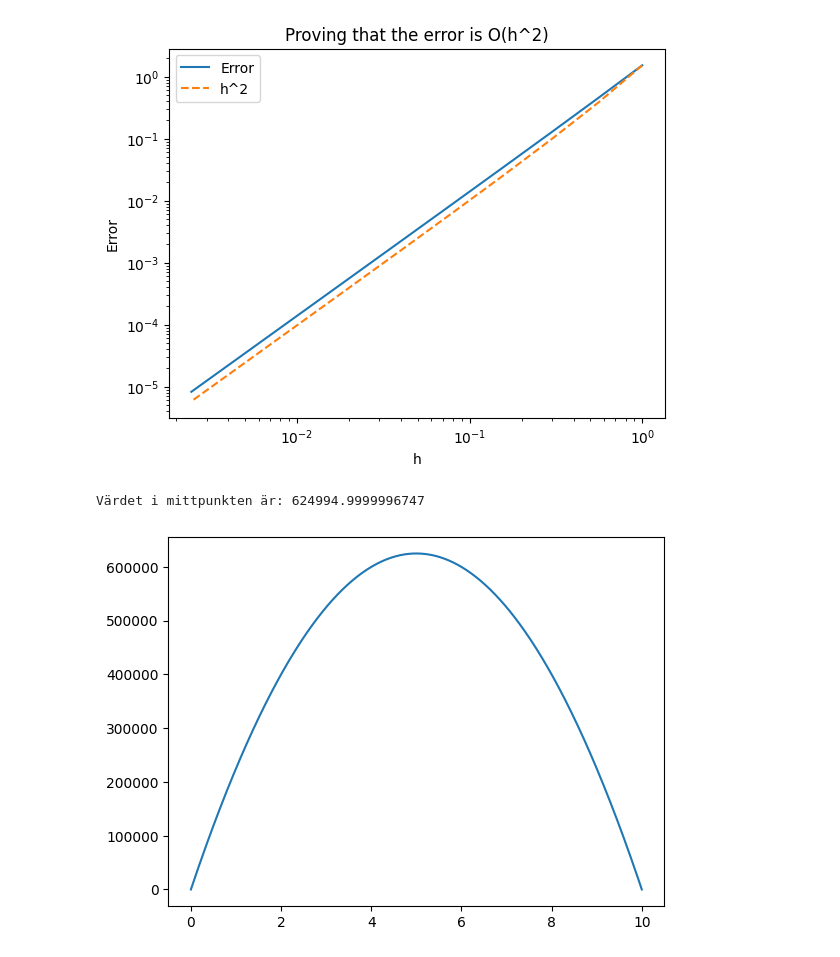
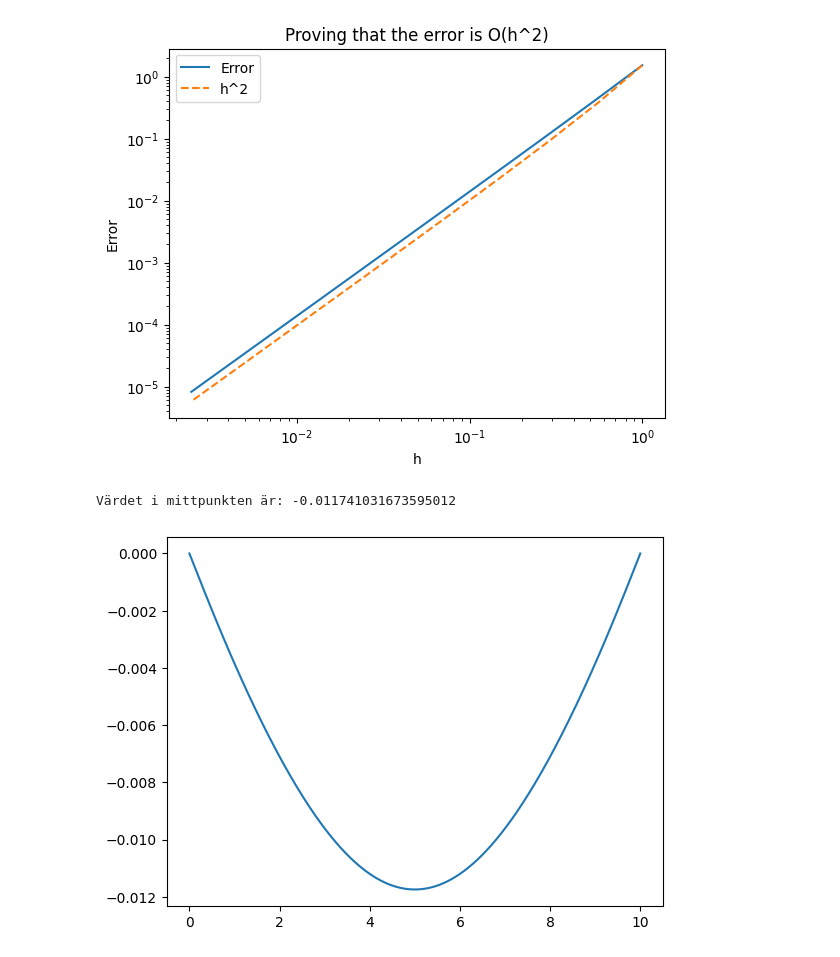
Before and after one commit to axelorrhede/Numerical-Methods-for-Differential-Equations, a Jupyter notebook: project2task1.ipynb, the cells around one changed output. Saved outputs shown, nothing was run; the diff lists cells and outputs as text; code cells hidden in the pictures.

```diff
--- a/project2task1.ipynb
+++ b/project2task1.ipynb
@@ -92,18 +92,18 @@ def q(x):
 # %%
 E = 1.9e+11
 N = 999
 L = 10
 alpha = 0
 beta = 0
-f = q
-fvec, Xvec = fvecgen(f, alpha, beta, L, N)
-Mvec = twopBVP(fvec, alpha, beta, L, N)
-for i in range(len(Mvec)-1):
-    fvec[+1] = Mvec[i+1]*I(Xvec[i+1])
-y = twopBVP(fvec, alpha, beta, L, N)
+qvec, Xvec = fvecgen(q, alpha, beta, L, N)
+Mvec = twopBVP(qvec, alpha, beta, L, N)
+MEIvec = np.zeros((len(qvec),1))
+for i in range(len(MEIvec)):
+    MEIvec[i] = Mvec[i+1]/(E*I(Xvec[i+1]))
+u = twopBVP(MEIvec, alpha, beta, L, N)
 plt.figure()
-plt.plot(Xvec, y)
-print('Värdet i mittpunkten är: '+ str(y[500]))
+plt.plot(Xvec, u)
+print('Värdet i mittpunkten är: '+ str((u[500]+u[501])/2))
 # %% [output]
-Värdet i mittpunkten är: 624994.9999996747
+Värdet i mittpunkten är: -0.011741031673595012
-[figure, old version]
+[figure, new version]
```
Also changed, not shown: parts of 1 cell of this notebook.
